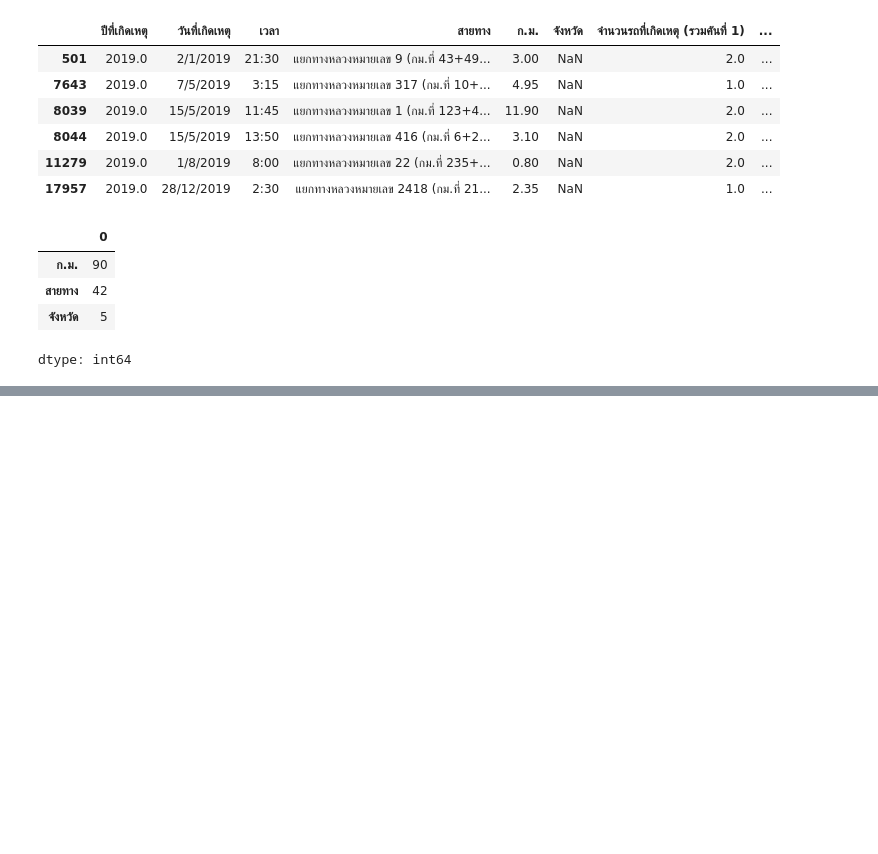
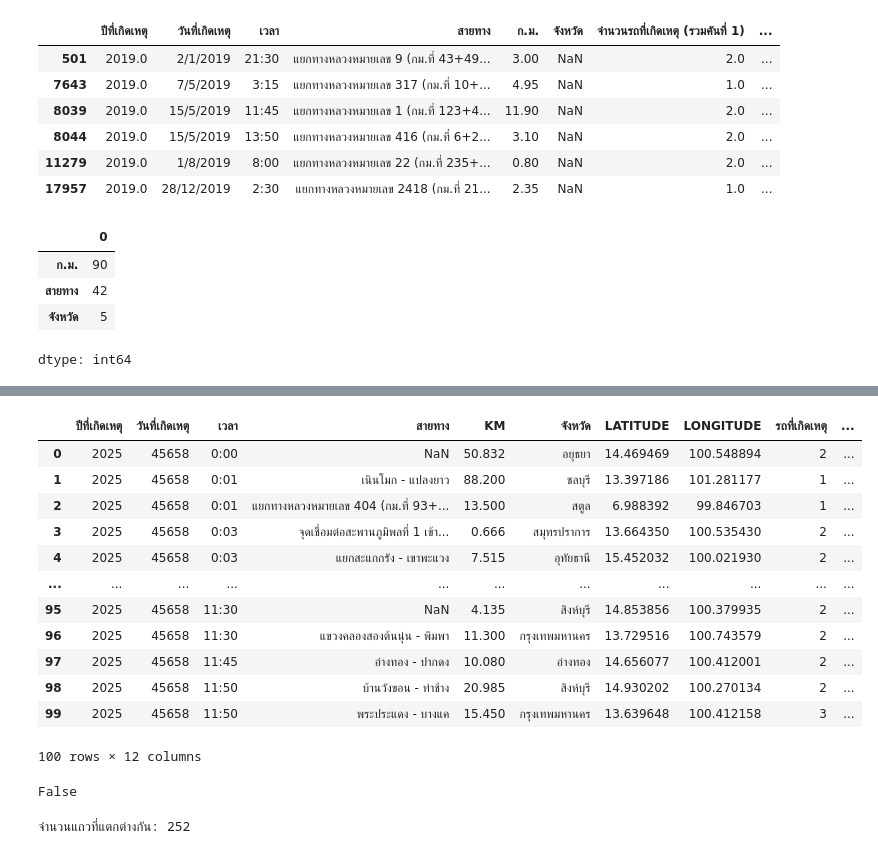
Before and after one commit to VannisaLaowongkot/Road-Accident-Risk-Prediction-Project, a Jupyter notebook: 2019.ipynb, the cells around one changed output, grey strips where cells are left out. Drawn from its saved outputs; the diff is of its cells as text; code cells hidden in the pictures; blank space fills up the shorter version.

Commit message:
ลบcolumnปีอื่นๆ(ไม่ใช่ปี2019)ที่ไม่นำมาวิเคราะห์และทำให้ทุกปี(ยกเว้น2026)มีcolumnเท่ากับปี2019

```diff
--- a/2019.ipynb
+++ b/2019.ipynb
@@ -210,3 +210,14 @@ display(missing_count[missing_count > 0].sort_values(ascending=False))
 | สายทาง | 42 |
 | จังหวัด | 5 |
 dtype: int64
+# %%
+urls = {
+    2019: "https://datagov.mot.go.th/dataset/7e077ffd-dc4f-4dc6-a71c-0813726f3c12/resource/4d919e5b-aa06-4fe4-8a13-5571747a1254/download/accident2019.csv",
+    2020: "https://datagov.mot.go.th/dataset/7e077ffd-dc4f-4dc6-a71c-0813726f3c12/resource/40476c7b-4194-4dc2-aba5-7326819ed071/download/accident2020.csv",
+    2021: "https://datagov.mot.go.th/dataset/7e077ffd-dc4f-4dc6-a71c-0813726f3c12/resource/d0a8601a-3ee5-4ce8-8e9d-3dae3915dc30/download/accident2021.csv",
+    2022: "https://datagov.mot.go.th/dataset/7e077ffd-dc4f-4dc6-a71c-0813726f3c12/resource/733b7874-bd5f-44b9-b271-650890b061f2/download/accident2022.csv",
+    2023: "https://datagov.mot.go.th/dataset/7e077ffd-dc4f-4dc6-a71c-0813726f3c12/resource/661f2ead-1f28-4cd9-8a67-1bef76b33ef6/download/accident2023.csv",
+    2024: "https://datagov.mot.go.th/dataset/7e077ffd-dc4f-4dc6-a71c-0813726f3c12/resource/83e9fae0-5f33-45e7-9a6d-6d5ad2060a08/download/accident2024.csv",
+    2025: "https://datagov.mot.go.th/dataset/7e077ffd-dc4f-4dc6-a71c-0813726f3c12/resource/e1db5e93-2b70-4ee4-b6d7-7ead76d14a09/download/accident2025.csv",
+    2026: "https://datagov.mot.go.th/dataset/7e077ffd-dc4f-4dc6-a71c-0813726f3c12/resource/4625b7aa-99a4-4dfb-9a0f-6402814d0f2c/download/accident2026.csv"
+}
@@ -212,0 +275,18 @@ dtype: int64
+# %%
+cleaned_data = {}
+
+for year, url in urls.items():
+    print(f"กำลัง Clean ข้อมูลปี {year}...")
+
+
+    df = pd.read_csv(url)
+
+
+    df_clean = clean_accident_data(df)
+
+
+    cleaned_data[year] = df_clean
+
+    print(f"ปี {year}: เหลือ {len(df_clean):,} แถว")
+
+print("Clean ข้อมูลครบทุกปีแล้ว")
@@ -212,0 +327,33 @@ dtype: int64
+# %%
+display(cleaned_data[2025].head(100))
+# %% [output]
+|  | ปีที่เกิดเหตุ | วันที่เกิดเหตุ | เวลา | สายทาง | KM | จังหวัด | LATITUDE | LONGITUDE | รถที่เกิดเหตุ | ... |
+| 0 | 2025 | 45658 | 0:00 | NaN | 50.832 | อยุธยา | 14.469469 | 100.548894 | 2 | ... |
+| 1 | 2025 | 45658 | 0:01 | เนินโมก - แปลงยาว | 88.200 | ชลบุรี | 13.397186 | 101.281177 | 1 | ... |
+| 2 | 2025 | 45658 | 0:01 | แยกทางหลวงหมายเลข 404 (กม.ที่ 93+... | 13.500 | สตูล | 6.988392 | 99.846703 | 1 | ... |
+| 3 | 2025 | 45658 | 0:03 | จุดเชื่อมต่อสะพานภูมิพลที่ 1 เข้า... | 0.666 | สมุทรปราการ | 13.664350 | 100.535430 | 2 | ... |
+| 4 | 2025 | 45658 | 0:03 | แยกสะแกกรัง - เขาพะแวง | 7.515 | อุทัยธานี | 15.452032 | 100.021930 | 2 | ... |
+| ... | ... | ... | ... | ... | ... | ... | ... | ... | ... | ... |
+| 95 | 2025 | 45658 | 11:30 | NaN | 4.135 | สิงห์บุรี | 14.853856 | 100.379935 | 2 | ... |
+| 96 | 2025 | 45658 | 11:30 | แขวงคลองสองต้นนุ่น - พิมพา | 11.300 | กรุงเทพมหานคร | 13.729516 | 100.743579 | 2 | ... |
+| 97 | 2025 | 45658 | 11:45 | อ่างทอง - ปากดง | 10.080 | อ่างทอง | 14.656077 | 100.412001 | 2 | ... |
+| 98 | 2025 | 45658 | 11:50 | บ้านวังขอน - ท่าช้าง | 20.985 | สิงห์บุรี | 14.930202 | 100.270134 | 2 | ... |
+| 99 | 2025 | 45658 | 11:50 | พระประแดง - บางแค | 15.450 | กรุงเทพมหานคร | 13.639648 | 100.412158 | 3 | ... |
+100 rows × 12 columns
+# %%
+cleaned_data[2025]['รถที่เกิดเหตุ'].equals(
+    cleaned_data[2025]['รถและคนที่เกิดเหตุ']
+)
+# %% [output]
+False
+# %%
+df = cleaned_data[2025]
+
+different = ~(
+    df['รถที่เกิดเหตุ'].eq(df['รถและคนที่เกิดเหตุ']) |
+    (df['รถที่เกิดเหตุ'].isna() & df['รถและคนที่เกิดเหตุ'].isna())
+)
+
+print("จำนวนแถวที่แตกต่างกัน:", different.sum())
+# %% [output]
+จำนวนแถวที่แตกต่างกัน: 252
```
Also changed, not shown: parts of 4 cells of this notebook.
